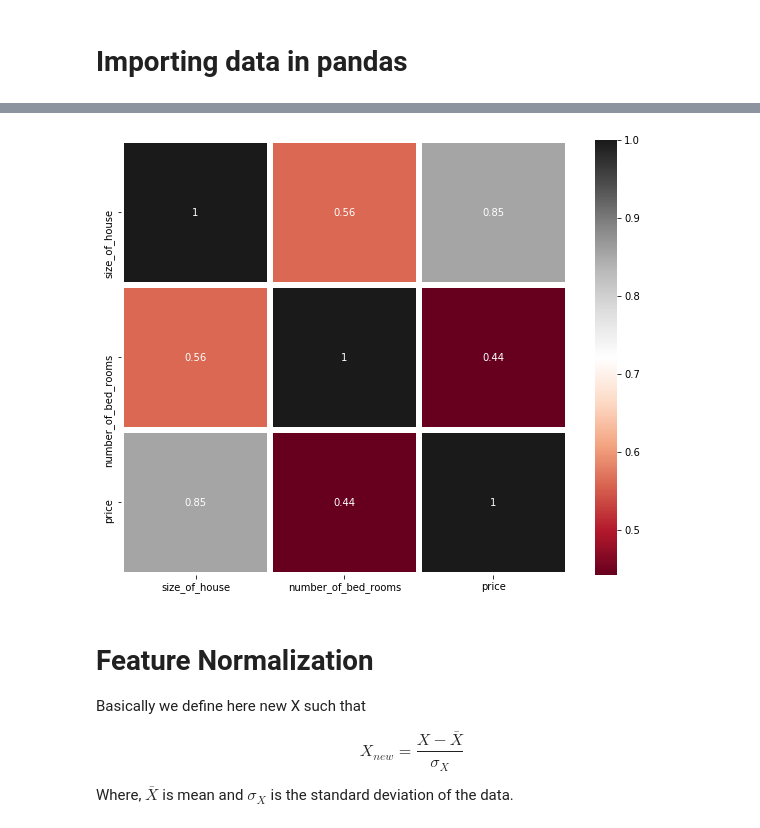
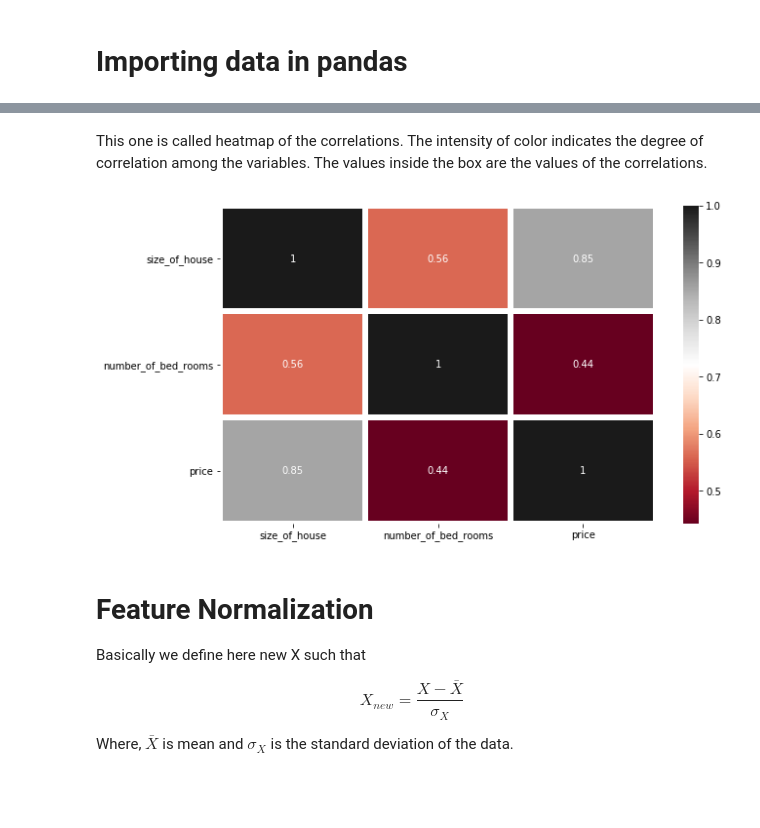
Before and after one commit to roshankoirala/Machine_learning-, a Jupyter notebook: 02. Multiple regression/Multiple_Regression.ipynb, the cells around one changed output, grey strips where cells are left out. Drawn from its saved outputs; the diff is of its cells as text; code cells hidden in the pictures; blank space fills up the shorter version.

```diff
--- a/02. Multiple regression/Multiple_Regression.ipynb
+++ b/02. Multiple regression/Multiple_Regression.ipynb
@@ -45,9 +47,11 @@ plt.show()
+# %% [markdown]
+This one is called heatmap of the correlations. The intensity of color indicates the degree of correlation among the variables. The values inside the box are the values of the correlations.
 # %%
-plt.subplots(figsize = (10, 8))
+plt.subplots(figsize = (10, 6))
 sns.heatmap(df.corr(), annot = True, linewidths = 5, cmap = 'RdGy')
 plt.show()
 # %% [output]
-[figure, old version]
+[figure, new version]
 # %% [markdown]
 # Feature Normalization
 
```
Also changed, not shown: parts of 29 cells of this notebook.
